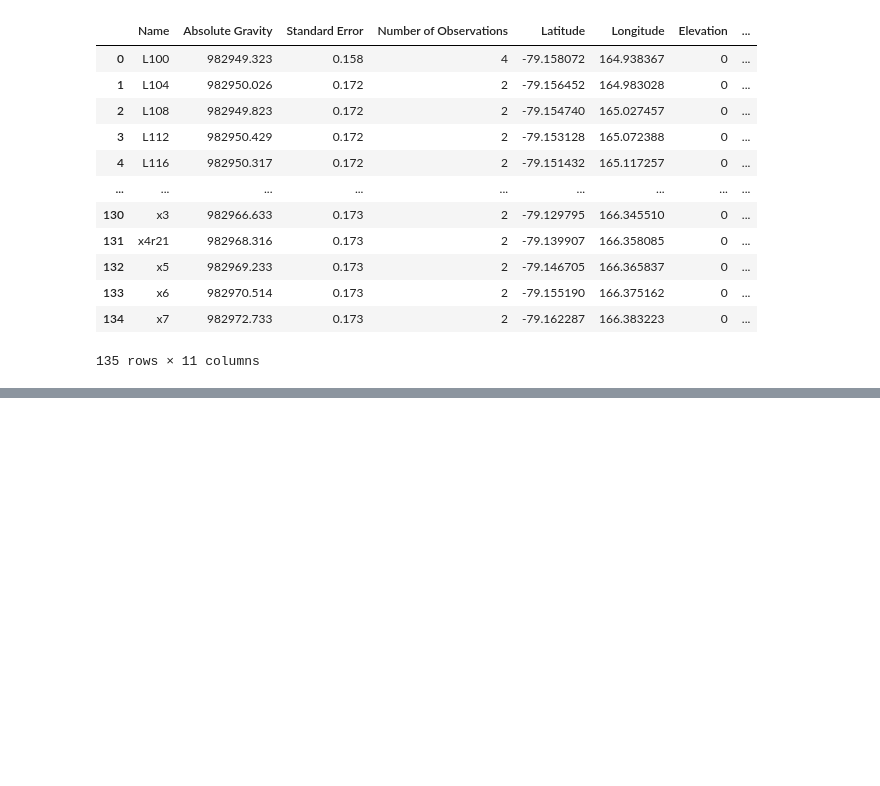
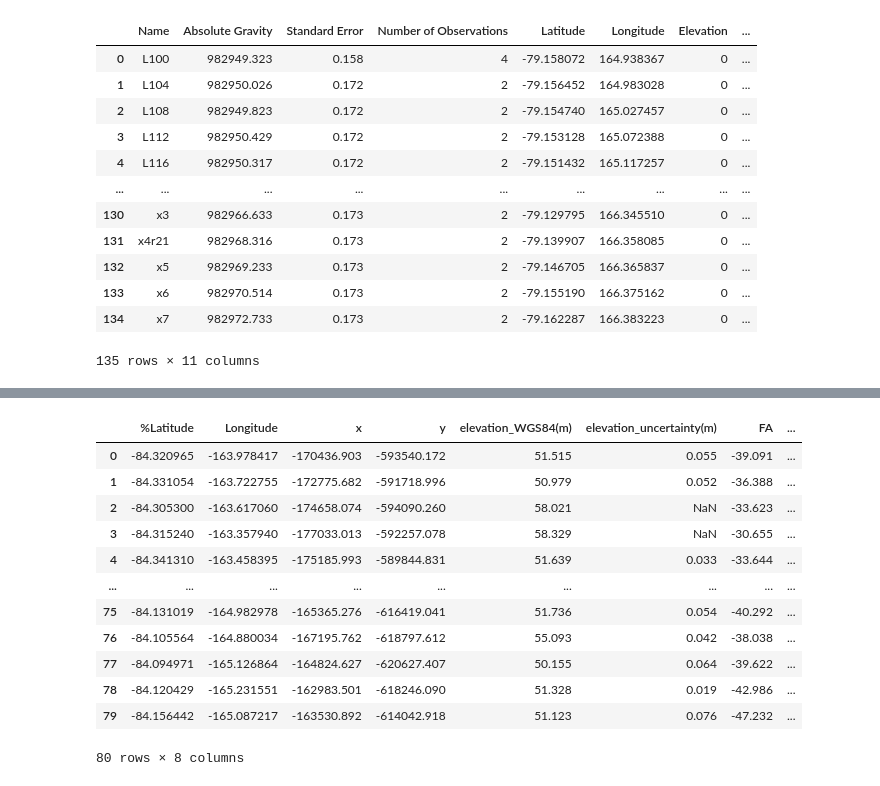
Before and after one commit to mdtanker/RIS_gravity_inversion, a Jupyter notebook: RIS_gravity_data.ipynb, the cells around one changed output, grey strips where cells are left out. Saved outputs shown, nothing was run; the diff lists cells and outputs as text; code cells hidden in the pictures; blank space fills up the shorter version.

```diff
--- a/RIS_gravity_data.ipynb
+++ b/RIS_gravity_data.ipynb
@@ -290 +324,22 @@ DD['FA_shift']=DD.FA+(df.FA.mean()-DD.FA.mean())
+# %%
+file='C:/Users/matthewt/Documents/Python_Scripts/RIS_gravity_inversion/gravity_data/wgz_fa.csv'
+WGZ = pd.read_csv(file)
+WGZ.rename(columns={'free-air_disturbance(mGal)':'FA', 'PSX(m)':'x', 'PSY(m)':'y'}, inplace=True)
+# transformer = Transformer.from_crs("epsg:4326", "epsg:3031")
+# WGZ['x'], WGZ['y'] = transformer.transform(WGZ.Latitude.tolist(), WGZ.Longitude.tolist())
+WGZ
+# %% [output]
+|  | %Latitude | Longitude | x | y | elevation_WGS84(m) | elevation_uncertainty(m) | FA | ... |
+| 0 | -84.320965 | -163.978417 | -170436.903 | -593540.172 | 51.515 | 0.055 | -39.091 | ... |
+| 1 | -84.331054 | -163.722755 | -172775.682 | -591718.996 | 50.979 | 0.052 | -36.388 | ... |
+| 2 | -84.305300 | -163.617060 | -174658.074 | -594090.260 | 58.021 | NaN | -33.623 | ... |
+| 3 | -84.315240 | -163.357940 | -177033.013 | -592257.078 | 58.329 | NaN | -30.655 | ... |
+| 4 | -84.341310 | -163.458395 | -175185.993 | -589844.831 | 51.639 | 0.033 | -33.644 | ... |
+| ... | ... | ... | ... | ... | ... | ... | ... | ... |
+| 75 | -84.131019 | -164.982978 | -165365.276 | -616419.041 | 51.736 | 0.054 | -40.292 | ... |
+| 76 | -84.105564 | -164.880034 | -167195.762 | -618797.612 | 55.093 | 0.042 | -38.038 | ... |
+| 77 | -84.094971 | -165.126864 | -164824.627 | -620627.407 | 50.155 | 0.064 | -39.622 | ... |
+| 78 | -84.120429 | -165.231551 | -162983.501 | -618246.090 | 51.328 | 0.019 | -42.986 | ... |
+| 79 | -84.156442 | -165.087217 | -163530.892 | -614042.918 | 51.123 | 0.076 | -47.232 | ... |
+80 rows × 8 columns
 # %%
```
Also changed, not shown: parts of 3 cells of this notebook, 19 other files.
